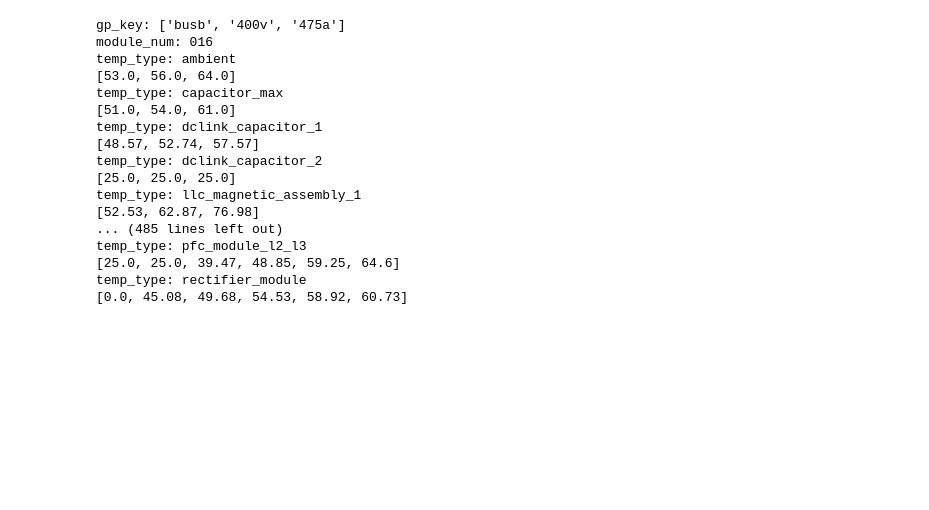
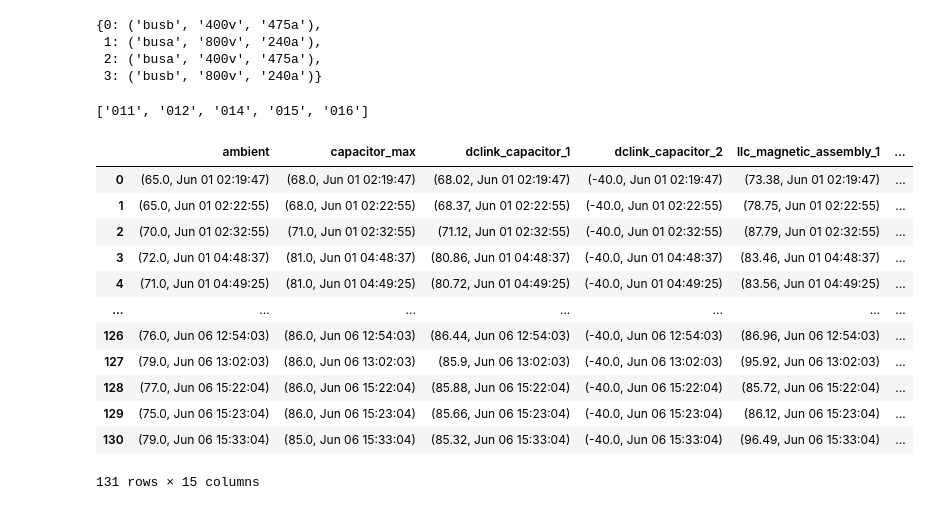
Before and after one commit to stevesu-cpi/data_parser, a Jupyter notebook: data_parsing.ipynb, the cells around one changed output. Cells and saved outputs as stored; diff of their text form; code cells hidden in the pictures; blank space fills up the shorter version.

```diff
--- a/data_parsing.ipynb
+++ b/data_parsing.ipynb
@@ -220,4 +221,10 @@ def some_func(master_dict, cycle_key, group_key, module_keys, group_dict):
 
     return group_dict
+# %%
+def map_to_group(unique_group_list):
+    output = {}
+    for indx, group in enumerate(unique_group_list):
+        output[indx] = tuple(group)
+    return output
 # %%
 combined_cycles_dict = combine_cycle_data(master_dict, unique_group_list)
@@ -243,37 +231,37 @@ dict_keys(['016', '015', '012', '014', '011'])
-# %%
-for gp_key in unique_group_list:
-    print('gp_key:', gp_key)
-    gp_key = tuple(gp_key)
-    for module_num in combined_cycles_dict[gp_key].keys():
-        print('module_num:', module_num)
-        for temp_type in combined_cycles_dict[gp_key][module_num].keys():
-            print('temp_type:', temp_type)
-
-            if not combined_cycles_dict[gp_key][module_num].keys():
-                print('no data available')
-
-            else:
-                data = combined_cycles_dict[gp_key][module_num][temp_type]
-
-                a = [x[0] for x in data]
-                b = [x[1] for x in data]
-                print(a)
-                #print(b)
-# %% [output]
-gp_key: ['busb', '400v', '475a']
-module_num: 016
-temp_type: ambient
-[53.0, 56.0, 64.0]
-temp_type: capacitor_max
-[51.0, 54.0, 61.0]
-temp_type: dclink_capacitor_1
-[48.57, 52.74, 57.57]
-temp_type: dclink_capacitor_2
-[25.0, 25.0, 25.0]
-temp_type: llc_magnetic_assembly_1
-[52.53, 62.87, 76.98]
-... (485 lines left out)
-temp_type: pfc_module_l2_l3
-[25.0, 25.0, 39.47, 48.85, 59.25, 64.6]
-temp_type: rectifier_module
-[0.0, 45.08, 49.68, 54.53, 58.92, 60.73]
+# %%
+group_map = map_to_group(unique_group_list)
+group_map
+# %% [output]
+{0: ('busb', '400v', '475a'),
+ 1: ('busa', '800v', '240a'),
+ 2: ('busa', '400v', '475a'),
+ 3: ('busb', '800v', '240a')}
+# %%
+#enter group choice from above as integer
+group_choice = 0
+modules_available = sorted(list(combined_cycles_dict[group_map[group_choice]].keys()))
+modules_available
+# %% [output]
+['011', '012', '014', '015', '016']
+# %%
+#enter module choice from above with single quotes
+module_choice = '011'
+# %%
+import pandas as pd
+
+df_x = pd.DataFrame(combined_cycles_dict[group_map[group_choice]][module_choice])
+df_x
+# %% [output]
+|  | ambient | capacitor_max | dclink_capacitor_1 | dclink_capacitor_2 | llc_magnetic_assembly_1 | ... |
+| 0 | (65.0, Jun 01 02:19:47) | (68.0, Jun 01 02:19:47) | (68.02, Jun 01 02:19:47) | (-40.0, Jun 01 02:19:47) | (73.38, Jun 01 02:19:47) | ... |
+| 1 | (65.0, Jun 01 02:22:55) | (68.0, Jun 01 02:22:55) | (68.37, Jun 01 02:22:55) | (-40.0, Jun 01 02:22:55) | (78.75, Jun 01 02:22:55) | ... |
+| 2 | (70.0, Jun 01 02:32:55) | (71.0, Jun 01 02:32:55) | (71.12, Jun 01 02:32:55) | (-40.0, Jun 01 02:32:55) | (87.79, Jun 01 02:32:55) | ... |
+| 3 | (72.0, Jun 01 04:48:37) | (81.0, Jun 01 04:48:37) | (80.86, Jun 01 04:48:37) | (-40.0, Jun 01 04:48:37) | (83.46, Jun 01 04:48:37) | ... |
+| 4 | (71.0, Jun 01 04:49:25) | (81.0, Jun 01 04:49:25) | (80.72, Jun 01 04:49:25) | (-40.0, Jun 01 04:49:25) | (83.56, Jun 01 04:49:25) | ... |
+| ... | ... | ... | ... | ... | ... | ... |
+| 126 | (76.0, Jun 06 12:54:03) | (86.0, Jun 06 12:54:03) | (86.44, Jun 06 12:54:03) | (-40.0, Jun 06 12:54:03) | (86.96, Jun 06 12:54:03) | ... |
+| 127 | (79.0, Jun 06 13:02:03) | (86.0, Jun 06 13:02:03) | (85.9, Jun 06 13:02:03) | (-40.0, Jun 06 13:02:03) | (95.92, Jun 06 13:02:03) | ... |
+| 128 | (77.0, Jun 06 15:22:04) | (86.0, Jun 06 15:22:04) | (85.88, Jun 06 15:22:04) | (-40.0, Jun 06 15:22:04) | (85.72, Jun 06 15:22:04) | ... |
+| 129 | (75.0, Jun 06 15:23:04) | (86.0, Jun 06 15:23:04) | (85.66, Jun 06 15:23:04) | (-40.0, Jun 06 15:23:04) | (86.12, Jun 06 15:23:04) | ... |
+| 130 | (79.0, Jun 06 15:33:04) | (85.0, Jun 06 15:33:04) | (85.32, Jun 06 15:33:04) | (-40.0, Jun 06 15:33:04) | (96.49, Jun 06 15:33:04) | ... |
+131 rows × 15 columns
```
Also changed, not shown: parts of 13 cells of this notebook.
